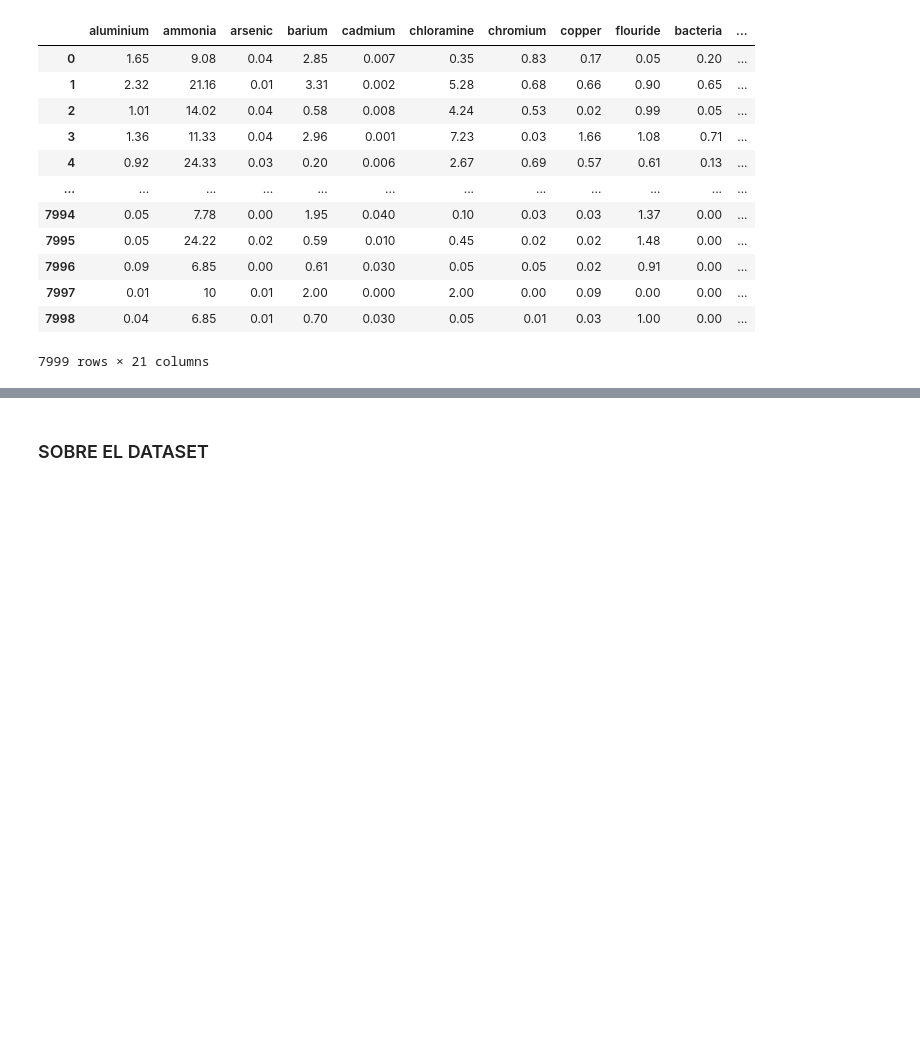
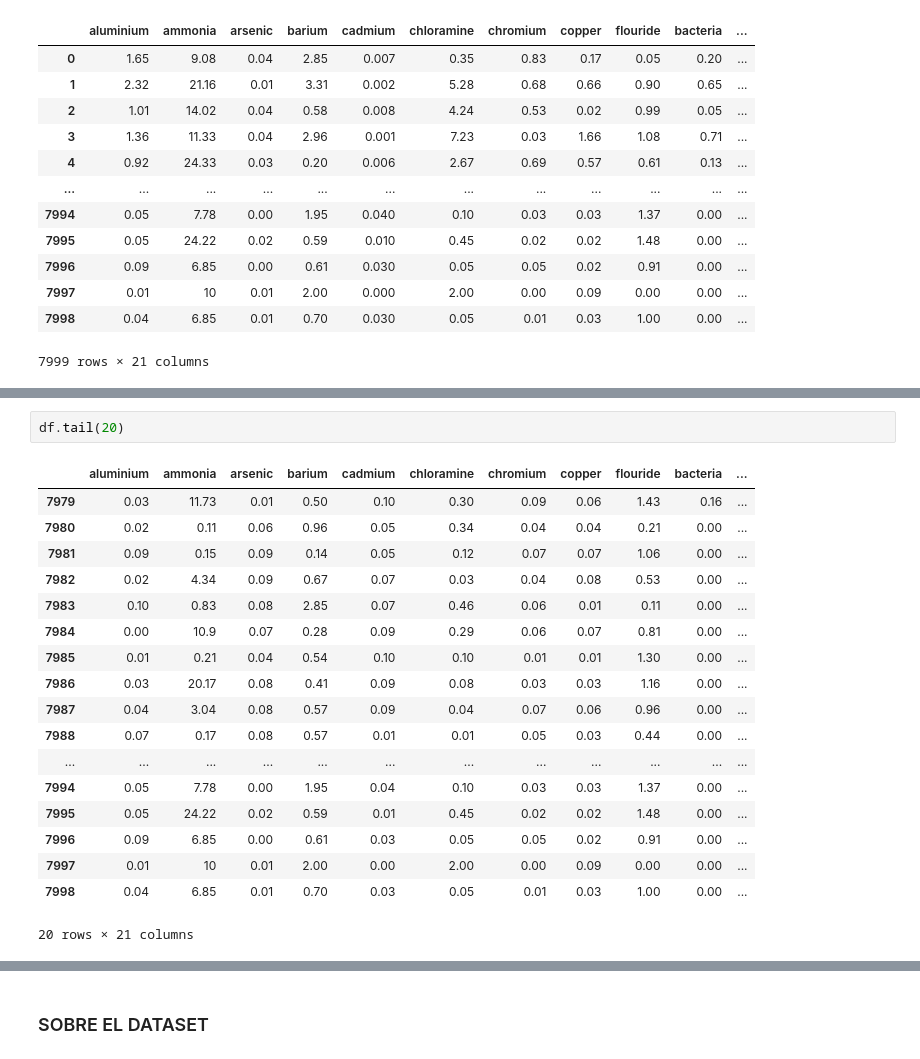
Before and after one commit to FacundoCardozo5/CoderHouse_CH-32845, a Jupyter notebook: notebooks/DatasetsCardozo.ipynb, the cells around one changed output, grey strips where cells are left out. Cells and saved outputs as stored; diff of their text form; blank space fills up the shorter version.

```diff
--- a/notebooks/DatasetsCardozo.ipynb
+++ b/notebooks/DatasetsCardozo.ipynb
@@ -25,0 +49,21 @@ df = pd.read_csv('/workspaces/CoderHouse_CH-32845/data/raw/waterquality.csv')
+# %%
+df.tail(20)
+# %% [output]
+|  | aluminium | ammonia | arsenic | barium | cadmium | chloramine | chromium | copper | flouride | bacteria | ... |
+| 7979 | 0.03 | 11.73 | 0.01 | 0.50 | 0.10 | 0.30 | 0.09 | 0.06 | 1.43 | 0.16 | ... |
+| 7980 | 0.02 | 0.11 | 0.06 | 0.96 | 0.05 | 0.34 | 0.04 | 0.04 | 0.21 | 0.00 | ... |
+| 7981 | 0.09 | 0.15 | 0.09 | 0.14 | 0.05 | 0.12 | 0.07 | 0.07 | 1.06 | 0.00 | ... |
+| 7982 | 0.02 | 4.34 | 0.09 | 0.67 | 0.07 | 0.03 | 0.04 | 0.08 | 0.53 | 0.00 | ... |
+| 7983 | 0.10 | 0.83 | 0.08 | 2.85 | 0.07 | 0.46 | 0.06 | 0.01 | 0.11 | 0.00 | ... |
+| 7984 | 0.00 | 10.9 | 0.07 | 0.28 | 0.09 | 0.29 | 0.06 | 0.07 | 0.81 | 0.00 | ... |
+| 7985 | 0.01 | 0.21 | 0.04 | 0.54 | 0.10 | 0.10 | 0.01 | 0.01 | 1.30 | 0.00 | ... |
+| 7986 | 0.03 | 20.17 | 0.08 | 0.41 | 0.09 | 0.08 | 0.03 | 0.03 | 1.16 | 0.00 | ... |
+| 7987 | 0.04 | 3.04 | 0.08 | 0.57 | 0.09 | 0.04 | 0.07 | 0.06 | 0.96 | 0.00 | ... |
+| 7988 | 0.07 | 0.17 | 0.08 | 0.57 | 0.01 | 0.01 | 0.05 | 0.03 | 0.44 | 0.00 | ... |
+| ... | ... | ... | ... | ... | ... | ... | ... | ... | ... | ... | ... |
+| 7994 | 0.05 | 7.78 | 0.00 | 1.95 | 0.04 | 0.10 | 0.03 | 0.03 | 1.37 | 0.00 | ... |
+| 7995 | 0.05 | 24.22 | 0.02 | 0.59 | 0.01 | 0.45 | 0.02 | 0.02 | 1.48 | 0.00 | ... |
+| 7996 | 0.09 | 6.85 | 0.00 | 0.61 | 0.03 | 0.05 | 0.05 | 0.02 | 0.91 | 0.00 | ... |
+| 7997 | 0.01 | 10 | 0.01 | 2.00 | 0.00 | 2.00 | 0.00 | 0.09 | 0.00 | 0.00 | ... |
+| 7998 | 0.04 | 6.85 | 0.01 | 0.70 | 0.03 | 0.05 | 0.01 | 0.03 | 1.00 | 0.00 | ... |
+20 rows × 21 columns
```
Also changed, not shown: parts of 8 cells of this notebook.
